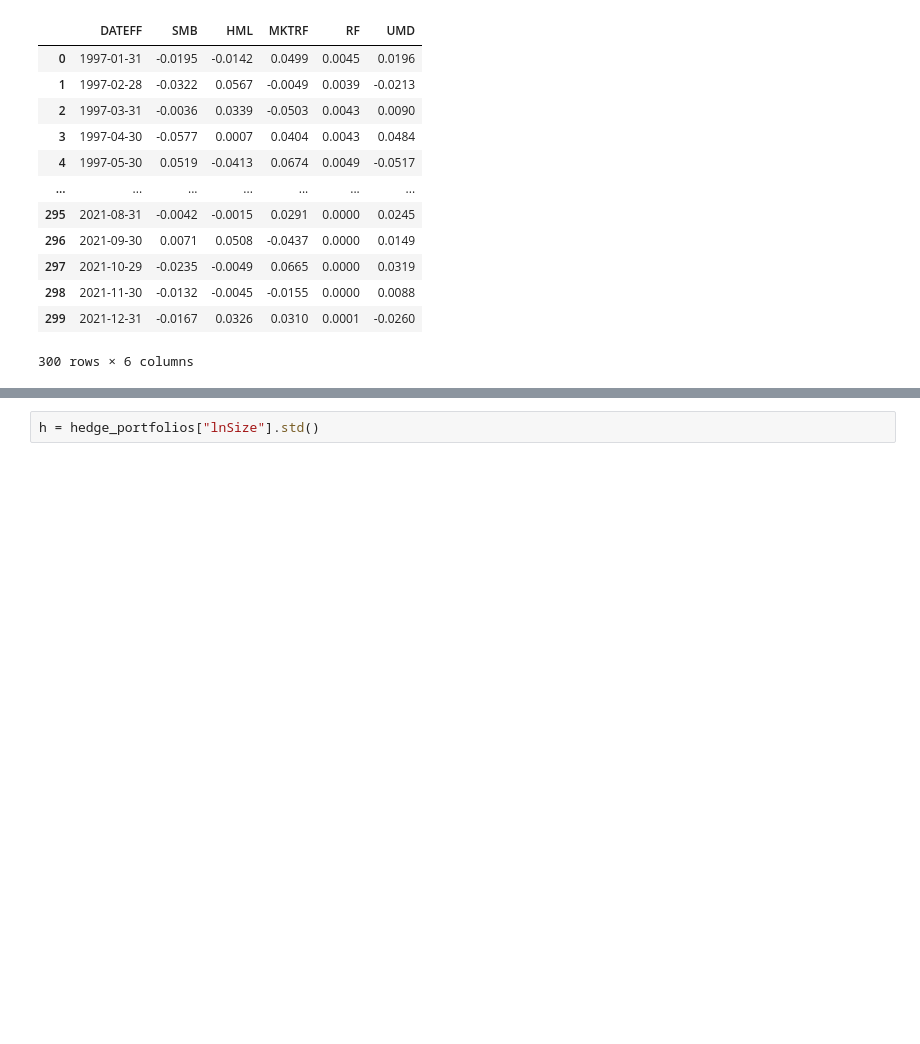
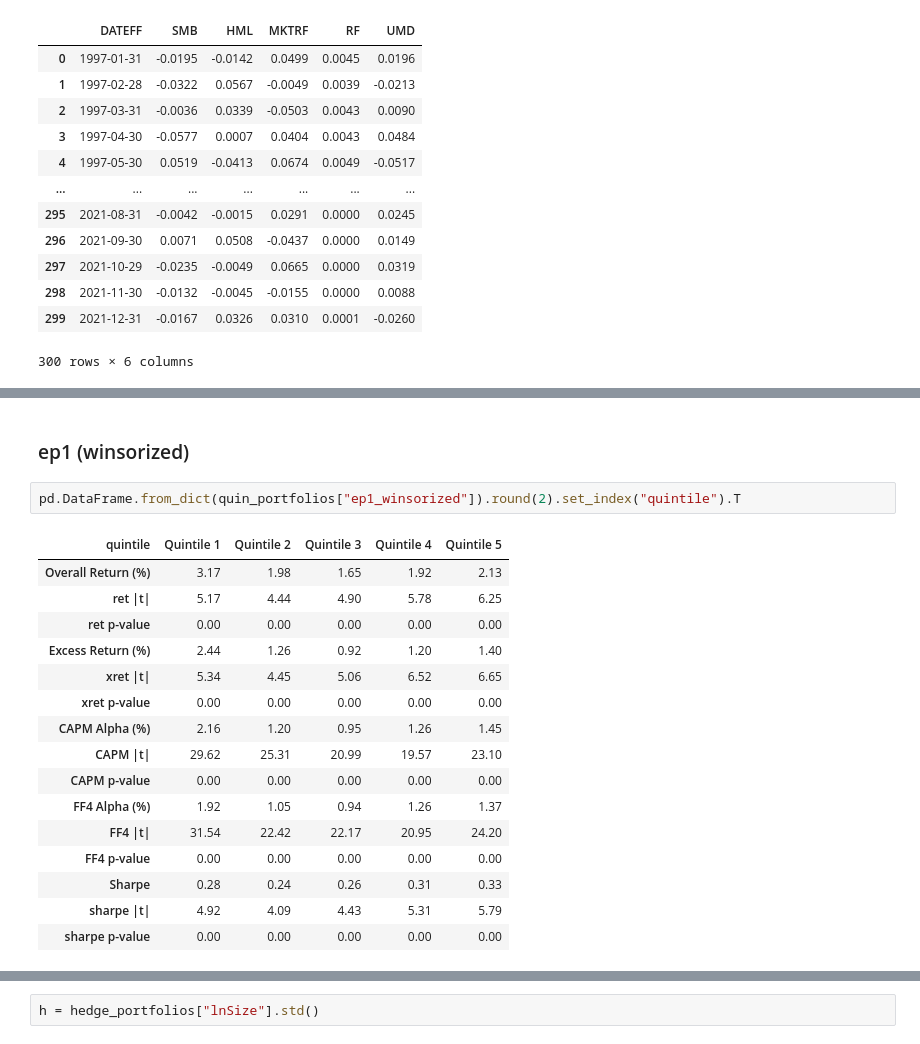
Before and after one commit to uWaterloo-CFM/CFM-301, a Jupyter notebook: Assignment 4/Assignment 4 - Code.ipynb, the cells around one changed output, grey strips where cells are left out. Saved outputs shown, nothing was run; the diff lists cells and outputs as text; blank space fills up the shorter version.

```diff
--- a/Assignment 4/Assignment 4 - Code.ipynb
+++ b/Assignment 4/Assignment 4 - Code.ipynb
@@ -393,0 +514,21 @@ betas
+# %% [markdown]
+### ep1 (winsorized)
+# %%
+pd.DataFrame.from_dict(quin_portfolios["ep1_winsorized"]).round(2).set_index("quintile").T
+# %% [output]
+| quintile | Quintile 1 | Quintile 2 | Quintile 3 | Quintile 4 | Quintile 5 |
+| Overall Return (%) | 3.17 | 1.98 | 1.65 | 1.92 | 2.13 |
+| ret |t| | 5.17 | 4.44 | 4.90 | 5.78 | 6.25 |
+| ret p-value | 0.00 | 0.00 | 0.00 | 0.00 | 0.00 |
+| Excess Return (%) | 2.44 | 1.26 | 0.92 | 1.20 | 1.40 |
+| xret |t| | 5.34 | 4.45 | 5.06 | 6.52 | 6.65 |
+| xret p-value | 0.00 | 0.00 | 0.00 | 0.00 | 0.00 |
+| CAPM Alpha (%) | 2.16 | 1.20 | 0.95 | 1.26 | 1.45 |
+| CAPM |t| | 29.62 | 25.31 | 20.99 | 19.57 | 23.10 |
+| CAPM p-value | 0.00 | 0.00 | 0.00 | 0.00 | 0.00 |
+| FF4 Alpha (%) | 1.92 | 1.05 | 0.94 | 1.26 | 1.37 |
+| FF4 |t| | 31.54 | 22.42 | 22.17 | 20.95 | 24.20 |
+| FF4 p-value | 0.00 | 0.00 | 0.00 | 0.00 | 0.00 |
+| Sharpe | 0.28 | 0.24 | 0.26 | 0.31 | 0.33 |
+| sharpe |t| | 4.92 | 4.09 | 4.43 | 5.31 | 5.79 |
+| sharpe p-value | 0.00 | 0.00 | 0.00 | 0.00 | 0.00 |
```
Also changed, not shown: parts of 18 cells of this notebook, 1 other file.
